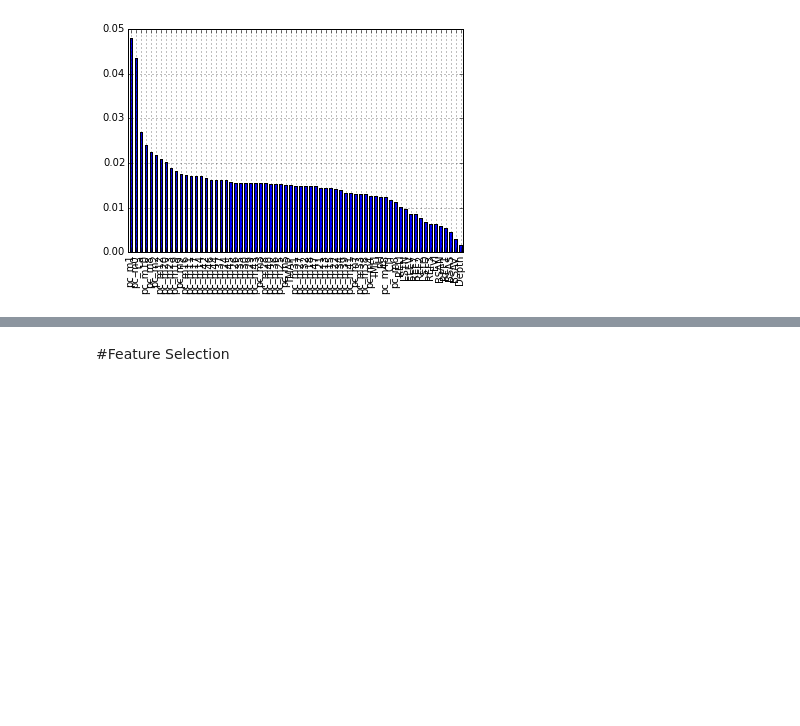
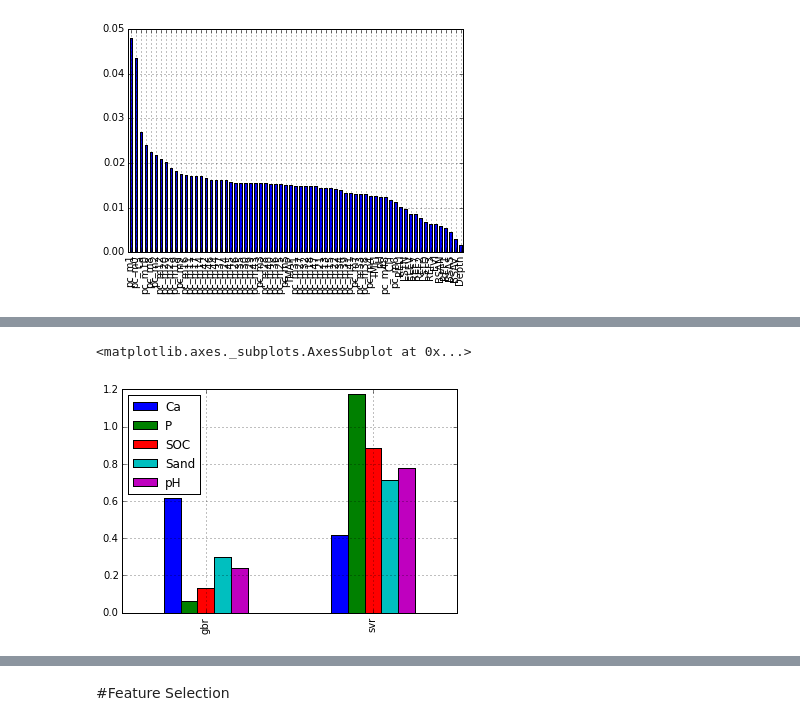
Before and after one commit to eric-czech/portfolio, a Jupyter notebook: demonstrative/python/notebooks/kaggle_soil.ipynb, the cells around one changed output, grey strips where cells are left out. Saved outputs shown, nothing was run; the diff lists cells and outputs as text; code cells hidden in the pictures; blank space fills up the shorter version.

Commit message:
kaggle soil comp

```diff
--- a/demonstrative/python/notebooks/kaggle_soil.ipynb
+++ b/demonstrative/python/notebooks/kaggle_soil.ipynb
@@ -735,4 +714,0 @@ fig.tight_layout()
-# %%
-for i in features.keys():
-    for r in features[i].keys():
-        print i, r, features[i][r]['mse'], features[i][r]['clf'].best_params_
@@ -754,0 +844,9 @@ for i in features.keys():
+# %%
+X, Y = dataset.X(), dataset.Y()
+responses = sorted(Y.columns.tolist())
+models = get_models()
+
+from sklearn.linear_model import ElasticNetCV
+def meta_model_factory():
+    return ElasticNetCV()
+stack = get_stack_model(X, Y, models, meta_model_factory, responses, 10)
@@ -754,0 +867,25 @@ for i in features.keys():
+# %%
+# Use actual test set
+# train_dataset = Dataset(sample_rate=1, f='/home/ubuntu/kaggle/soil/data/training.csv')
+# test_dataset = Dataset(sample_rate=1, f='/home/ubuntu/kaggle/soil/data/test.csv')
+
+# Simulate test set
+original_dataset = Dataset(sample_rate=1, f='/home/ubuntu/kaggle/soil/data/training.csv')
+data = original_dataset.data
+train_dataset = cp.deepcopy(original_dataset)
+test_dataset = cp.deepcopy(original_dataset)
+ix = rdm.sample(data.index, int(len(data) * .9))
+train_dataset.data = data.loc[ix]
+test_dataset.data = data.drop(ix)
+
+prediction_index = test_dataset.data.index
+print train_dataset.data.shape, test_dataset.data.shape
+train_dataset, pca_transform = redux_features(train_dataset, train_dataset.X_IR().columns.tolist(),
+                                    'pc_m', n_components=.9999, scale=False)
+test_dataset, _ = redux_features(test_dataset, test_dataset.X_IR().columns.tolist(),
+                                    'pc_m', scale=False, pca_transform=pca_transform)
+print train_dataset.data.shape, test_dataset.data.shape
+
+responses = sorted(train_dataset.Y().columns.tolist())
+models = get_models()
+predictions, regressors = predict_response(train_dataset.X(), test_dataset.X(), train_dataset.Y(), models, responses)
@@ -754,0 +900,10 @@ for i in features.keys():
+# %%
+importances = {}
+for response in regressors.keys():
+    imp = regressors[response].meta_estimator_.coef_
+    names = regressors[response].base_estimators_.keys()
+    importances[response] = pd.Series(imp, index=sorted(names))
+pd.DataFrame(importances).plot(kind='bar')
+# %% [output]
+<matplotlib.axes._subplots.AxesSubplot at 0x...>
+[figure, added]
```
Also changed, not shown: parts of 16 cells of this notebook.
